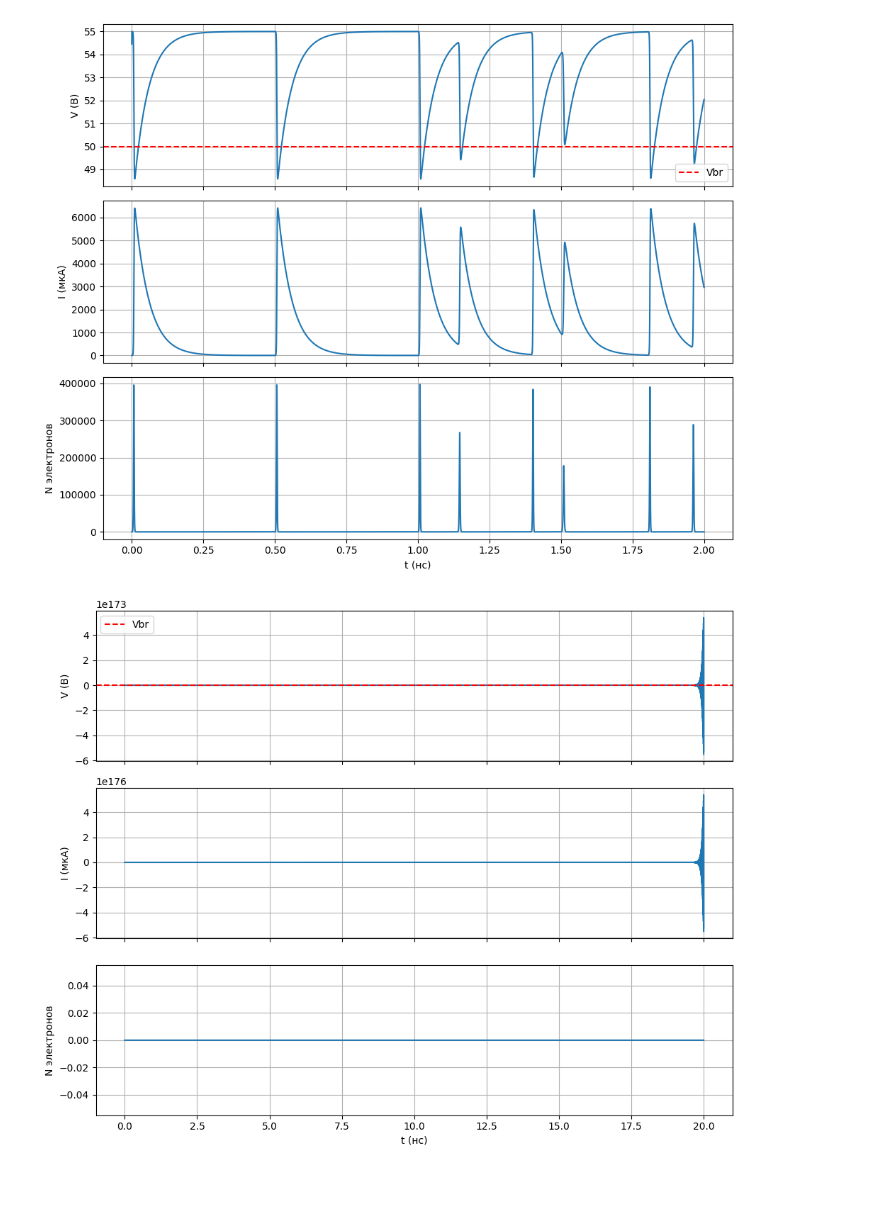
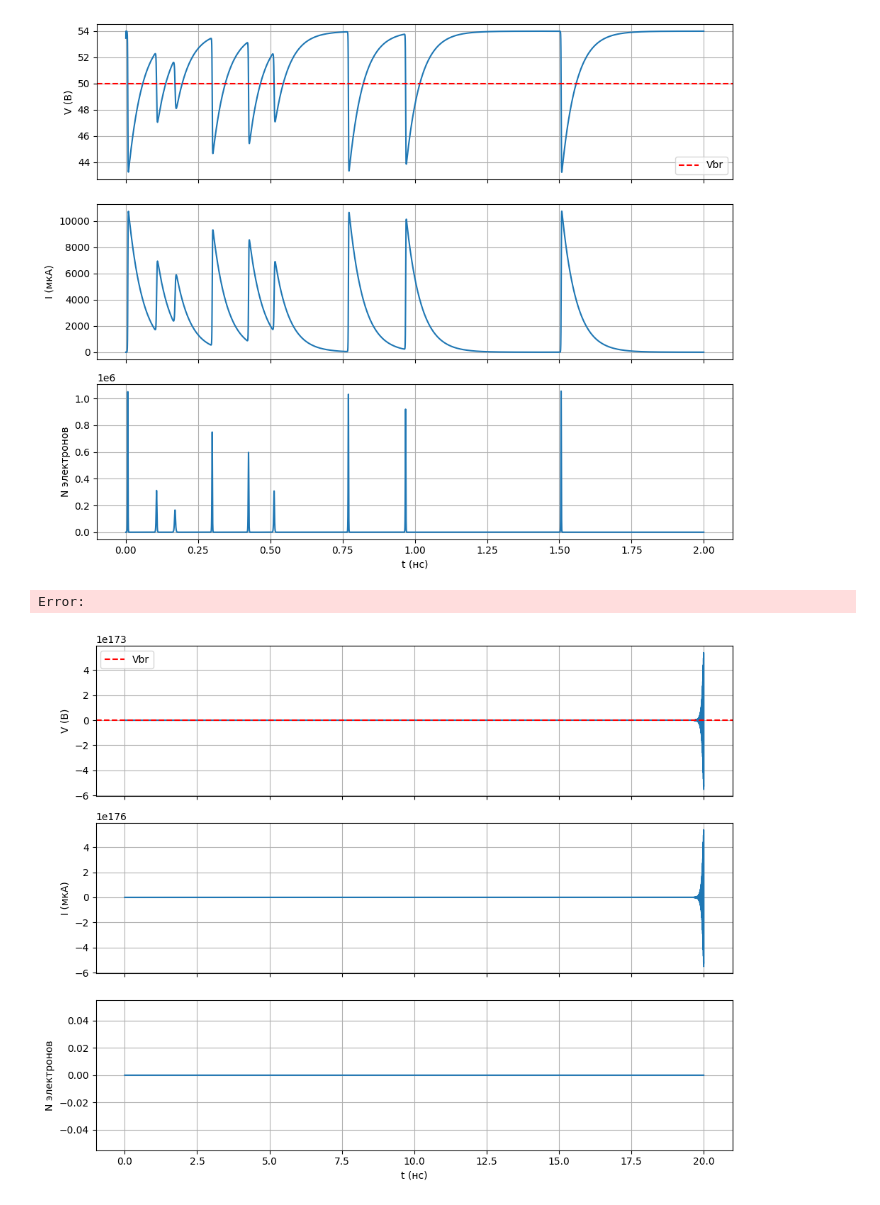
Before and after one commit to RedBrean/term2, a Jupyter notebook: term5/dephan/lab5/SiPM_sim.ipynb, the cells around one changed output. Saved outputs shown, nothing was run; the diff lists cells and outputs as text; code cells hidden in the pictures.

```diff
--- a/term5/dephan/lab5/SiPM_sim.ipynb
+++ b/term5/dephan/lab5/SiPM_sim.ipynb
@@ -113,39 +113,40 @@ def run(spad, steps):
 
     for i in range(steps):
         if(i % 5000 == 0):
-            spad.photon(100)
+            spad.photon(10)
         spad.sim_step()
         V[i] = spad.q_Cjunc / spad.Cjunc
         I[i] = spad.q_Cquen / spad.Сquen / spad.Rq
         Ne[i] = sum(spad.active_electron)
 
     return t, V, I, Ne
 
-spad = SPAD(Vbr = 50.0, V_power = 55.0, R_power = 10, Rq = 1000, Сquen = 50e-15, Cjunc= 1e-16, dt = 1e-13, Vscale = 5.0, dark_rate = 5e9, k_hole=0.5)
+spad = SPAD(Vbr = 50.0, V_power = 54.0, R_power = 10, Rq = 1000, Сquen = 50e-15, Cjunc= 1e-16, dt = 1e-13, Vscale = 5.0, dark_rate = 9e9, k_hole=1)
 
 t, V, I, Ne = run(spad, steps=20000)
 
 fig, axs = plt.subplots(3, 1, figsize=(10, 8), sharex=True)
 
 axs[0].plot(t * 1e9, V)
 axs[0].axhline(spad.Vbr, color='r', linestyle='--', label='Vbr')
 axs[0].set_ylabel("V (В)")
 axs[0].legend()
 axs[0].grid()
 
 axs[1].plot(t * 1e9, I * 1e6)
 axs[1].set_ylabel("I (мкА)")
 axs[1].grid()
 
 axs[2].plot(t * 1e9, Ne)
 axs[2].set_ylabel("N электронов")
 axs[2].set_xlabel("t (нс)")
 axs[2].grid()
 
 plt.tight_layout()
 plt.show()
 # %% [output]
-[figure, old version]
+[figure, new version]
+Error:
 # %%
 # %% [output]
 [figure]
```
Also changed, not shown: 12 other files.
